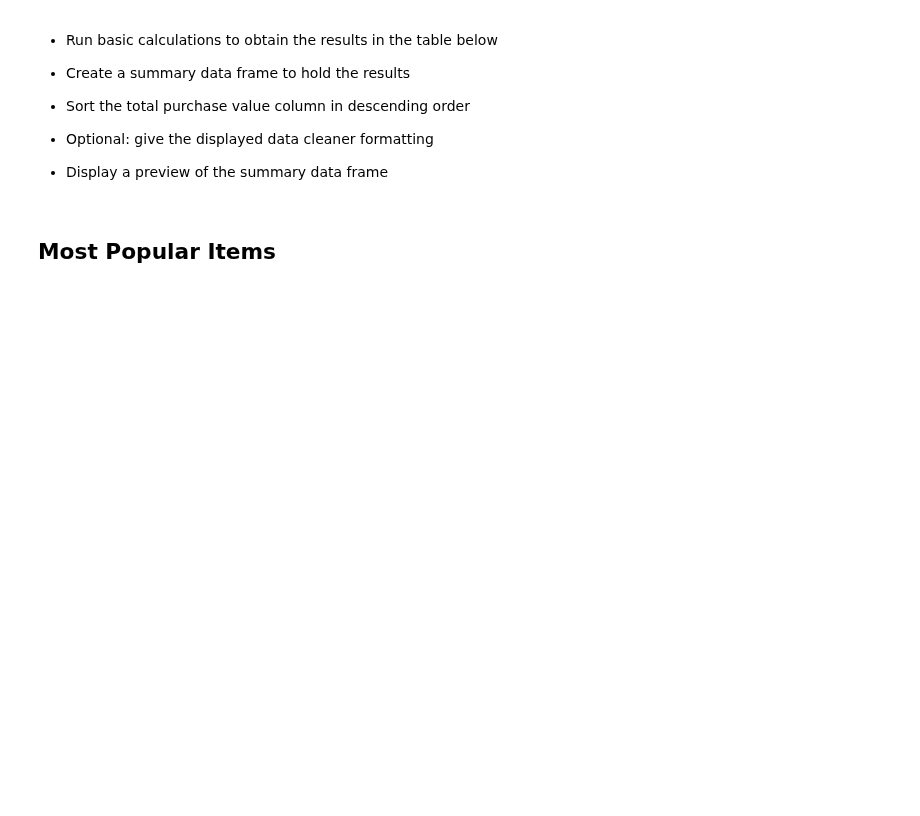
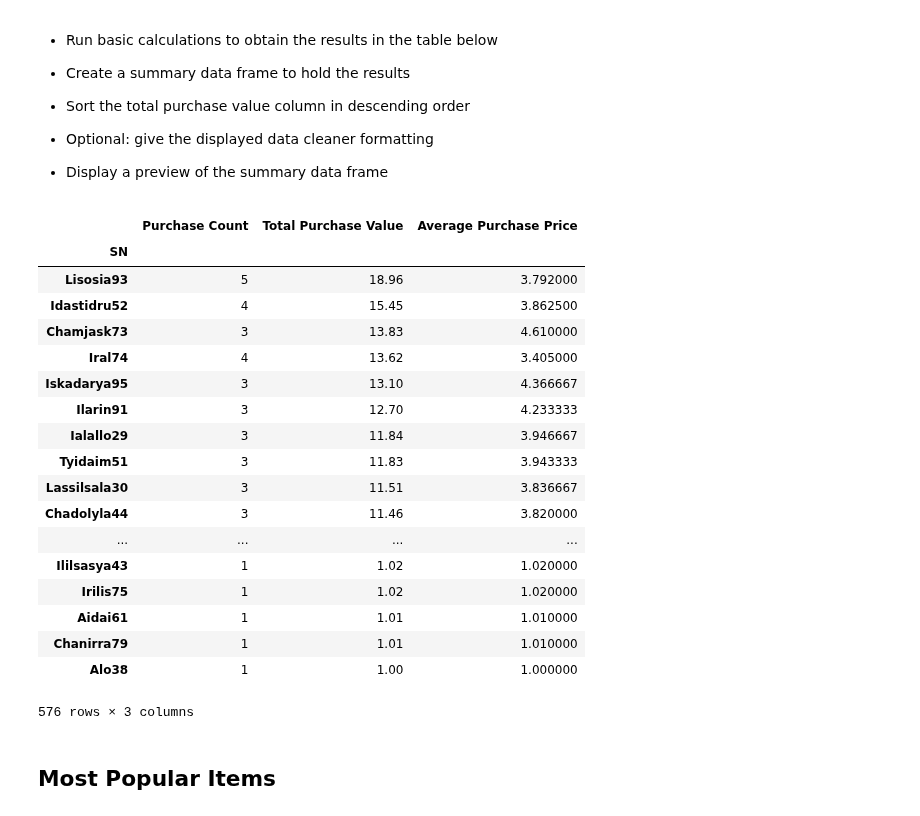
Before and after one commit to FeLowe/NW-Bootcamp-Homework, a Jupyter notebook: Pandas_Homework/HeroesOfPymoli_starter.ipynb, the cells around one changed output. Saved outputs shown, nothing was run; the diff lists cells and outputs as text; code cells hidden in the pictures; blank space fills up the shorter version.

Commit message:
Calculated Top Spenders - no formatting yet

```diff
--- a/Pandas_Homework/HeroesOfPymoli_starter.ipynb
+++ b/Pandas_Homework/HeroesOfPymoli_starter.ipynb
@@ -268,6 +263,64 @@ age_puerchase_analysis_df
 
 
 * Display a preview of the summary data frame
+# %%
+# Identify the the top 5 spenders in the game by total purchase value, then list (in a table):
+# SN
+# Purchase Count
+# Average Purchase Price
+# Total Purchase Value# Create the GroupBy object based on the "Type 1" column
+
+#Top Spenders
+#top_spend_item = pd.DataFrame(purchase_df.groupby("SN")["Item ID"].count())
+#top_spend_price = pd.DataFrame(purchase_df.groupby("SN")["Price"].sum())
+#top_spend_df = pd.merge(top_spend_item,top_spend_price, left_index=True, right_index=True)
+
+
+#Top Spenders
+top_spend_item = pd.DataFrame(purchase_df.groupby("SN")["Item ID"].count())
+top_spend_price = pd.DataFrame(purchase_df.groupby("SN")["Price"].sum())
+top_spend_df = pd.merge(top_spend, top_spend_price, on="SN")
+
+#top_spend_df = pd.merge(top_spend_item,top_spend_price, left_index=True, right_index=True)
+
+top_spend_df.rename(columns={"Item ID":"Purchase Count","Price":"Total Purchase Value"}, inplace=True)
+
+top_spend_df["Average Purchase Price"] = top_spend_df["Total Purchase Value"]/top_spend_df["Purchase Count"]
+top_spend_df.sort_values("Total Purchase Value",ascending=False, inplace=True)
+
+#top_spend_df_format = top_spend_df
+#top_spend_df_format.style.format({"Purchase Count":"{:,0f}","Total Purchase Value": "${:,.2f}","Average Purchase Price": "${:.2f}"})
+#top_spend_df_format.style.format({"Purchase Count":"{:,0f}","Average Purchase Price": "${:.2f}","Total Purchase Value": "${:,.2f}"})
+
+#top_spend_df_format.head()
+
+#top_spend_df.sort_values("Total Purchase Value",ascending=False, inplace=True)
+#top_spend_df_format.style.format({"Purchase Count":"{:,0f}","Total Purchase Value": "${:,.2f}","Average Purchase Price": "${:.2f}"})
+#top_spend_df_format =top_spend_df
+#top_spend_df["Average Purchase Price"] = spd_df["Total Purchase Value"]/spd_df["Purchase Count"]
+#top_spend_df_format.head()
+
+top_spend_df
+# %% [output]
+|  | Purchase Count | Total Purchase Value | Average Purchase Price |
+| SN |  |  |  |
+| Lisosia93 | 5 | 18.96 | 3.792000 |
+| Idastidru52 | 4 | 15.45 | 3.862500 |
+| Chamjask73 | 3 | 13.83 | 4.610000 |
+| Iral74 | 4 | 13.62 | 3.405000 |
+| Iskadarya95 | 3 | 13.10 | 4.366667 |
+| Ilarin91 | 3 | 12.70 | 4.233333 |
+| Ialallo29 | 3 | 11.84 | 3.946667 |
+| Tyidaim51 | 3 | 11.83 | 3.943333 |
+| Lassilsala30 | 3 | 11.51 | 3.836667 |
+| Chadolyla44 | 3 | 11.46 | 3.820000 |
+| ... | ... | ... | ... |
+| Ililsasya43 | 1 | 1.02 | 1.020000 |
+| Irilis75 | 1 | 1.02 | 1.020000 |
+| Aidai61 | 1 | 1.01 | 1.010000 |
+| Chanirra79 | 1 | 1.01 | 1.010000 |
+| Alo38 | 1 | 1.00 | 1.000000 |
+576 rows × 3 columns
 # %% [markdown]
 ## Most Popular Items
 # %% [markdown]
```
Also changed, not shown: parts of 2 cells of this notebook.
